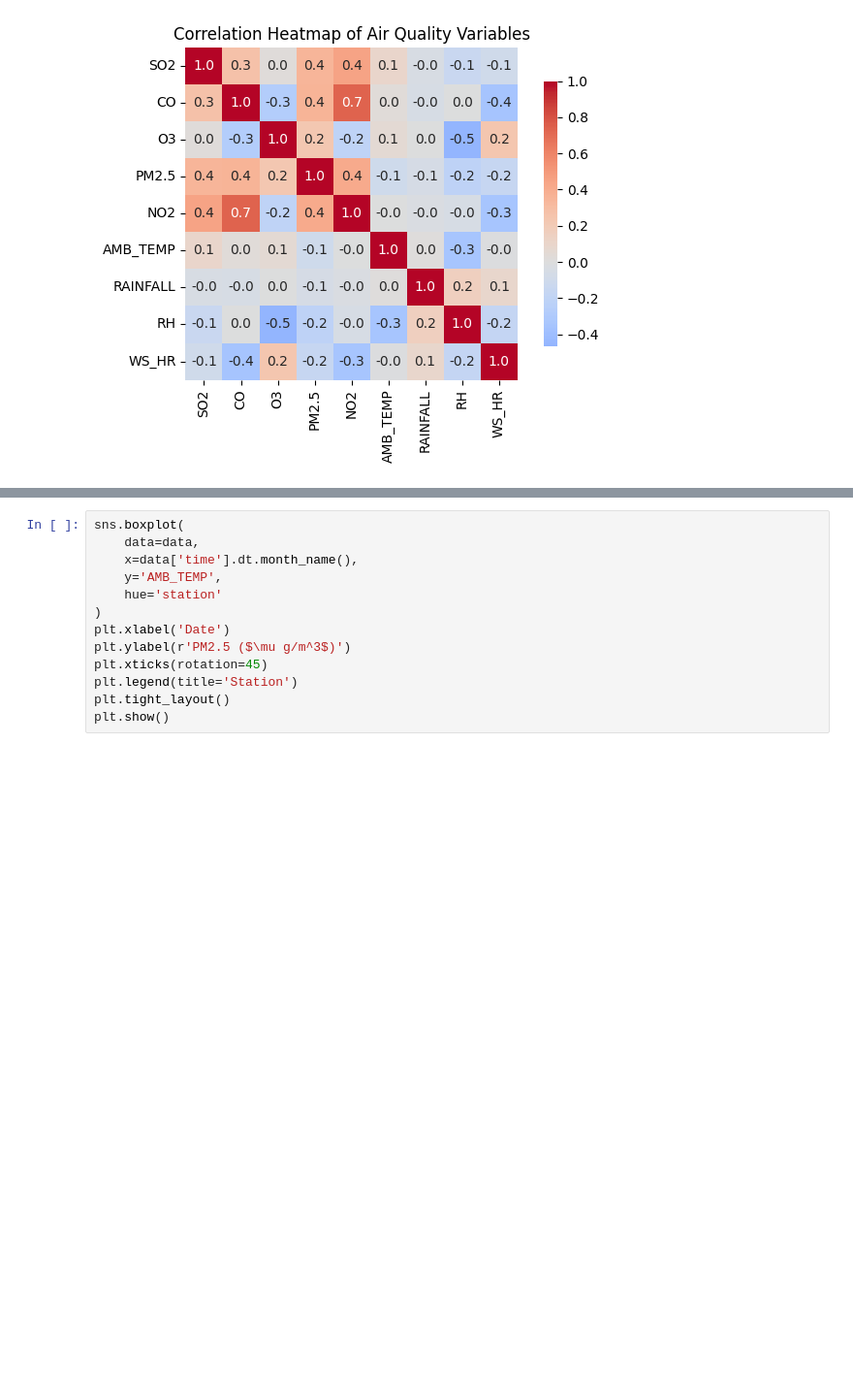
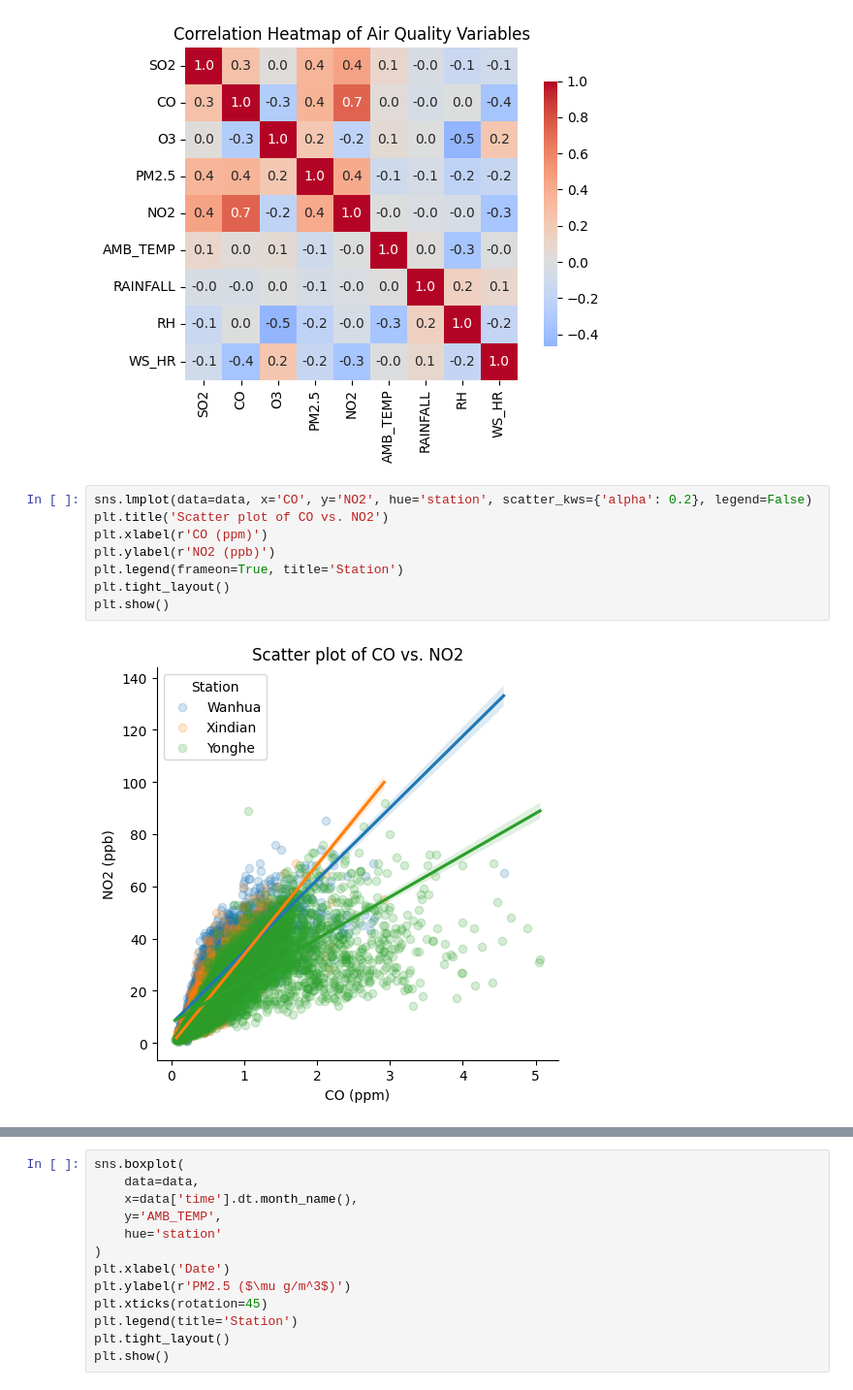
Before and after one commit to AsetMuratuly/aq_workshop, a Jupyter notebook: aq_workshop.ipynb, the cells around one changed output, grey strips where cells are left out. Shown: that part at 97% size. Saved outputs shown, nothing was run; the diff lists cells and outputs as text; blank space fills up the shorter version.

```diff
--- a/aq_workshop.ipynb
+++ b/aq_workshop.ipynb
@@ -99,3 +186,13 @@ plt.tight_layout()
 plt.show()
 # %% [output]
 [figure]
+# %%
+sns.lmplot(data=data, x='CO', y='NO2', hue='station', scatter_kws={'alpha': 0.2}, legend=False)
+plt.title('Scatter plot of CO vs. NO2')
+plt.xlabel(r'CO (ppm)')
+plt.ylabel(r'NO2 (ppb)')
+plt.legend(frameon=True, title='Station')
+plt.tight_layout()
+plt.show()
+# %% [output]
+[figure, added]
```
Also changed, not shown: parts of 8 cells of this notebook.
